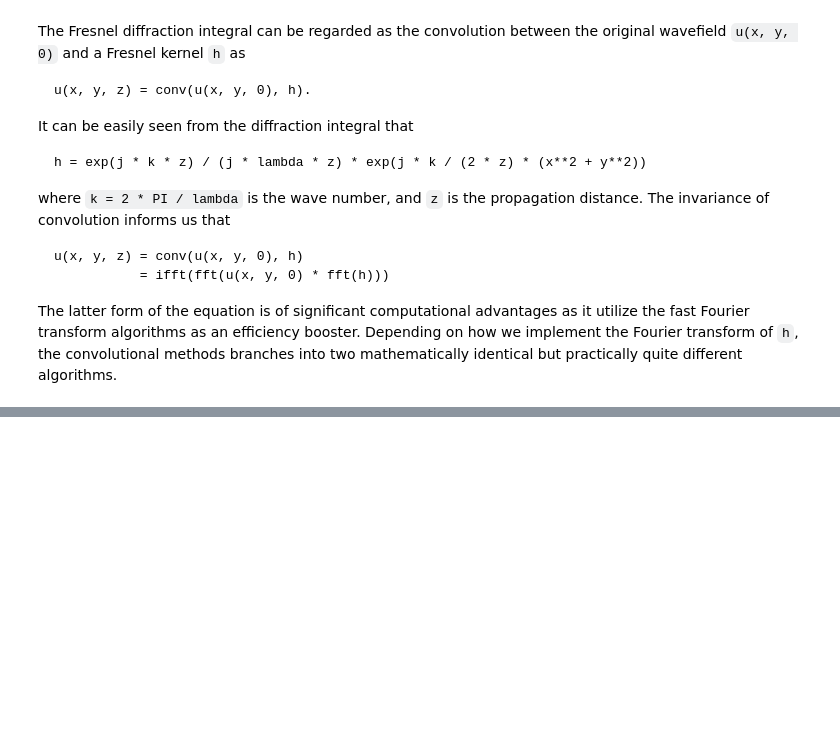
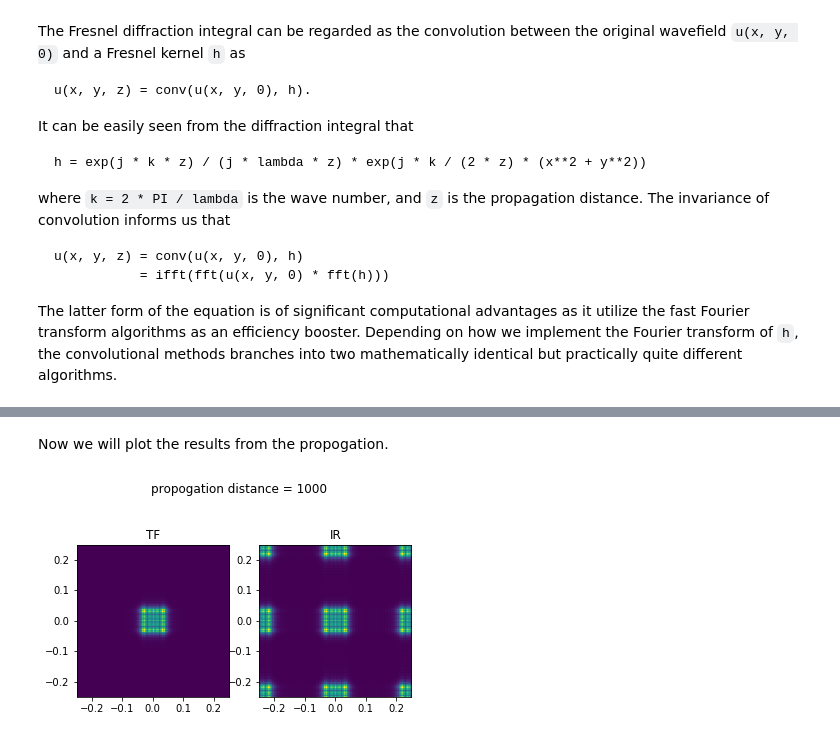
Before and after one commit to mdw771/adorym, a Jupyter notebook: simulation/wave_prop_overview.ipynb, the cells around one changed output, grey strips where cells are left out. Drawn from its saved outputs; the diff is of its cells as text; code cells hidden in the pictures; blank space fills up the shorter version.

```diff
--- a/simulation/wave_prop_overview.ipynb
+++ b/simulation/wave_prop_overview.ipynb
@@ -21,0 +59,25 @@ The latter form of the equation is of significant computational advantages as it
+# %% [markdown]
+Now we will plot the results from the propogation.
+# %%
+z = 1000 # propogation distance
+
+ua = prop.propTF(u1,step1,L1,wavel,z) #result using TF method
+Ia = abs(np.multiply(ua,ua)) #TF output intensity profile
+
+ub = prop.propIR(u1,step1,L1,wavel,z) #result using IR method
+Ib = abs(np.multiply(ub,ub)) #IR output intensity profile
+'''
+Plotting.
+'''
+
+plt.figure()
+plt.suptitle('propogation distance = '+str(z))
+plt.subplot(121)
+plt.imshow(abs(Ia),extent=[x1[0],x1[-1],y1[0],y1[-1]])
+plt.title('TF')
+plt.subplot(122)
+plt.imshow(abs(Ib),extent=[x1[0],x1[-1],y1[0],y1[-1]])
+plt.title('IR')
+plt.show()
+# %% [output]
+[figure, added]
```
Also changed, not shown: parts of 11 cells of this notebook, 1 other file.
